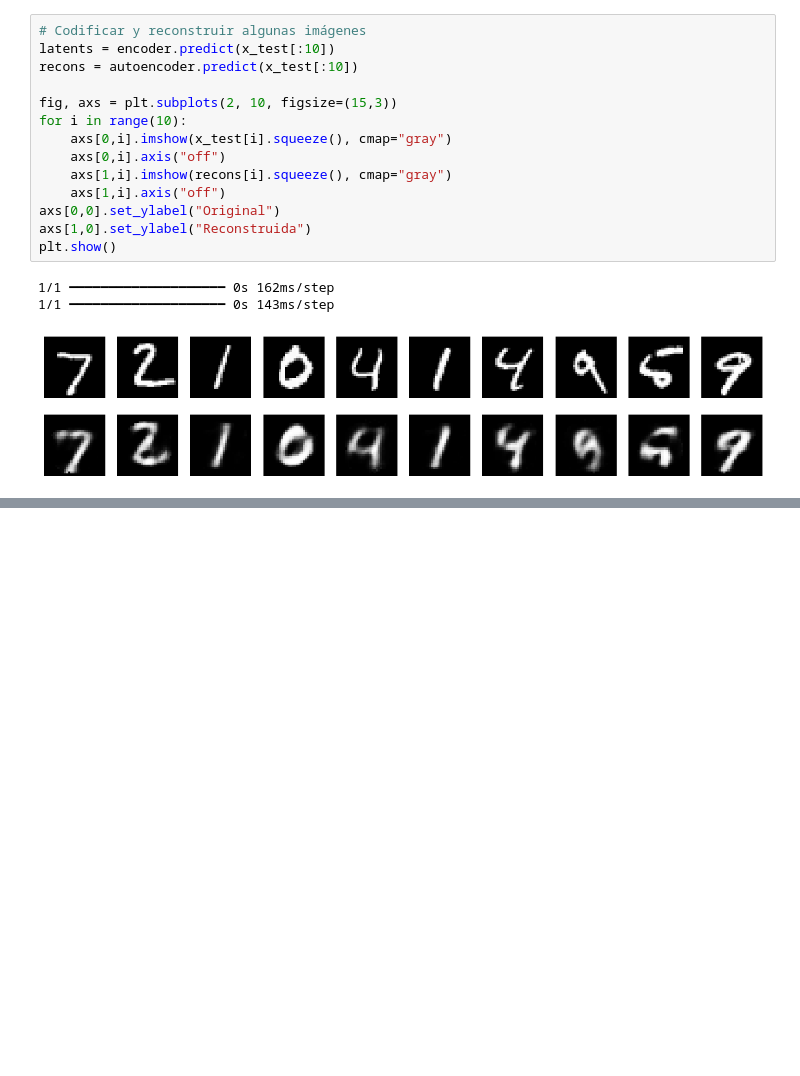
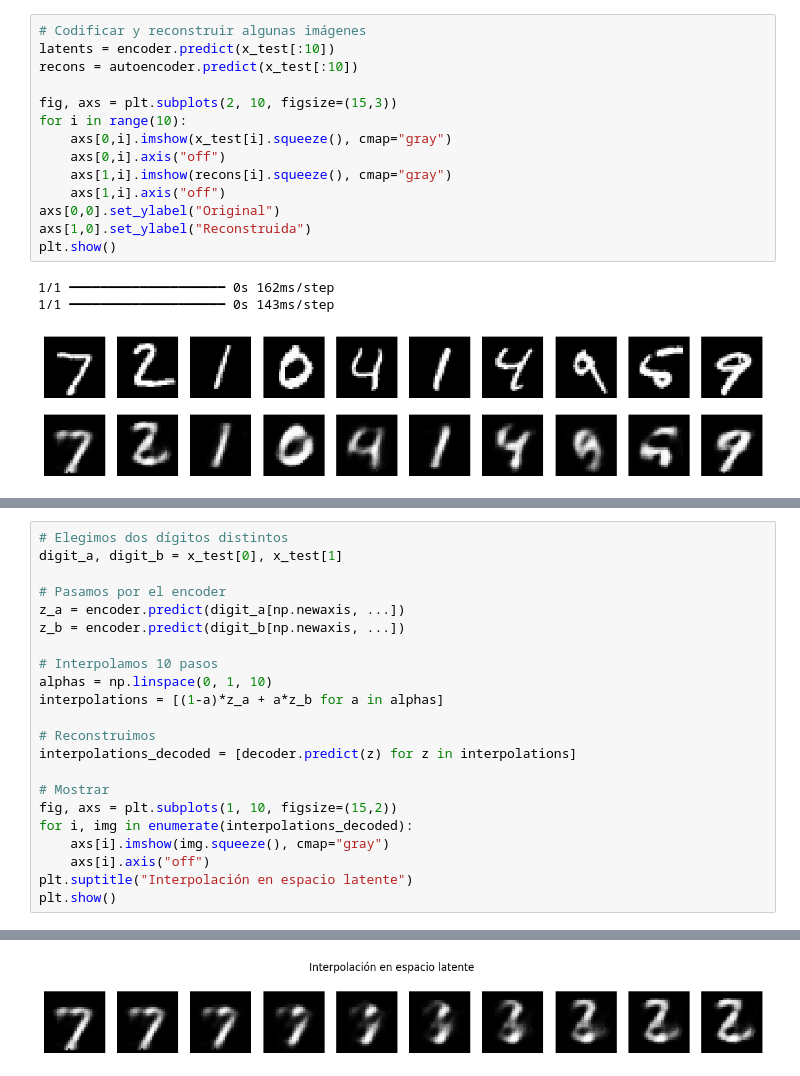
Before and after one commit to merkandez/stable-diffusion, a Jupyter notebook: option2_autoencoder.ipynb, the cells around one changed output, grey strips where cells are left out. Drawn from its saved outputs; the diff is of its cells as text; blank space fills up the shorter version.

Commit message:
feat: demonstrate latent space interpolation with autoencoder

```diff
--- a/option2_autoencoder.ipynb
+++ b/option2_autoencoder.ipynb
@@ -131,0 +138,23 @@ plt.show()
+# %%
+# Elegimos dos dígitos distintos
+digit_a, digit_b = x_test[0], x_test[1]
+
+# Pasamos por el encoder
+z_a = encoder.predict(digit_a[np.newaxis, ...])
+z_b = encoder.predict(digit_b[np.newaxis, ...])
+
+# Interpolamos 10 pasos
+alphas = np.linspace(0, 1, 10)
+interpolations = [(1-a)*z_a + a*z_b for a in alphas]
+
+# Reconstruimos
+interpolations_decoded = [decoder.predict(z) for z in interpolations]
+
+# Mostrar
+fig, axs = plt.subplots(1, 10, figsize=(15,2))
+for i, img in enumerate(interpolations_decoded):
+    axs[i].imshow(img.squeeze(), cmap="gray")
+    axs[i].axis("off")
+plt.suptitle("Interpolación en espacio latente")
+plt.show()
+# %% [output]
@@ -131,0 +173 @@ plt.show()
+[figure, added]
```
Also changed, not shown: parts of 2 cells of this notebook.
